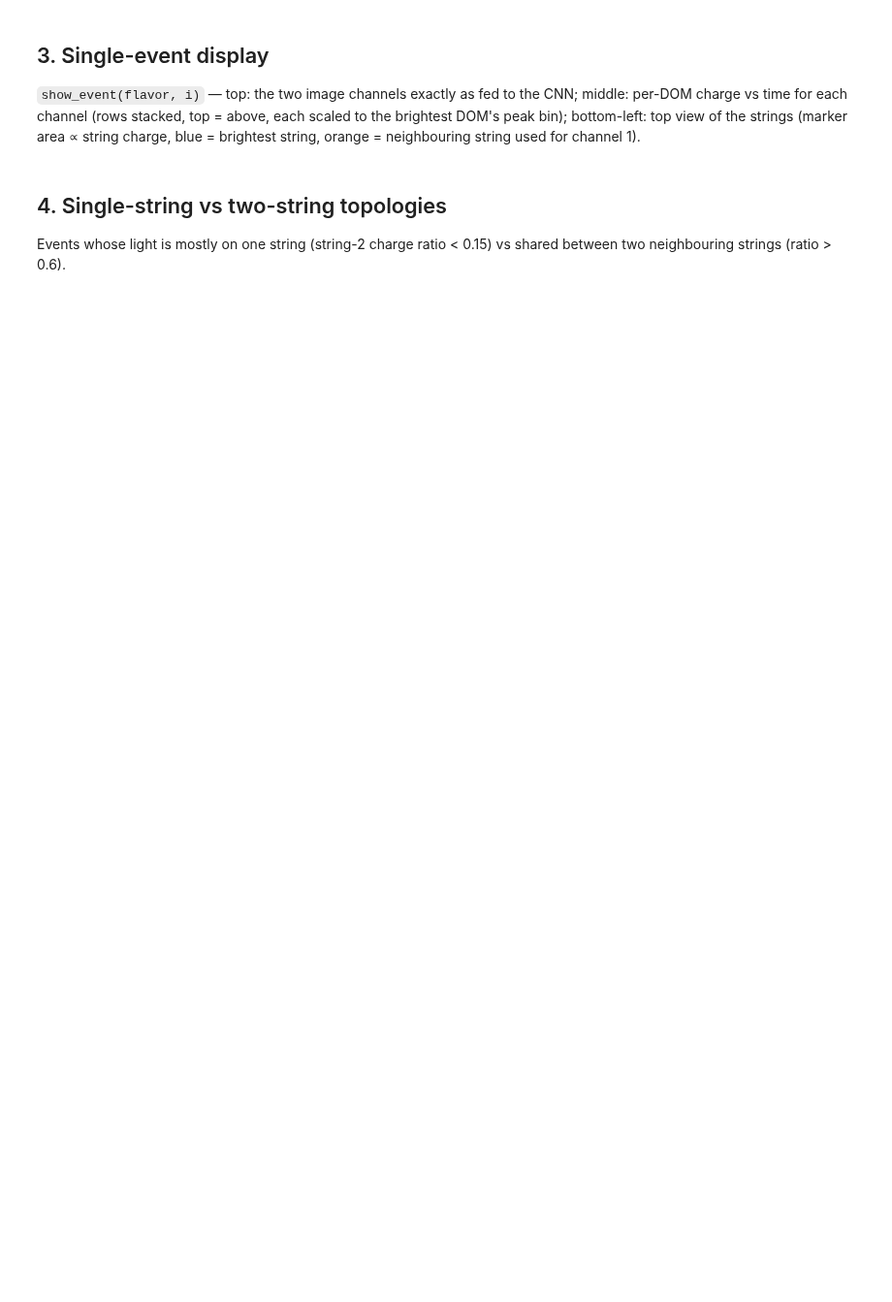
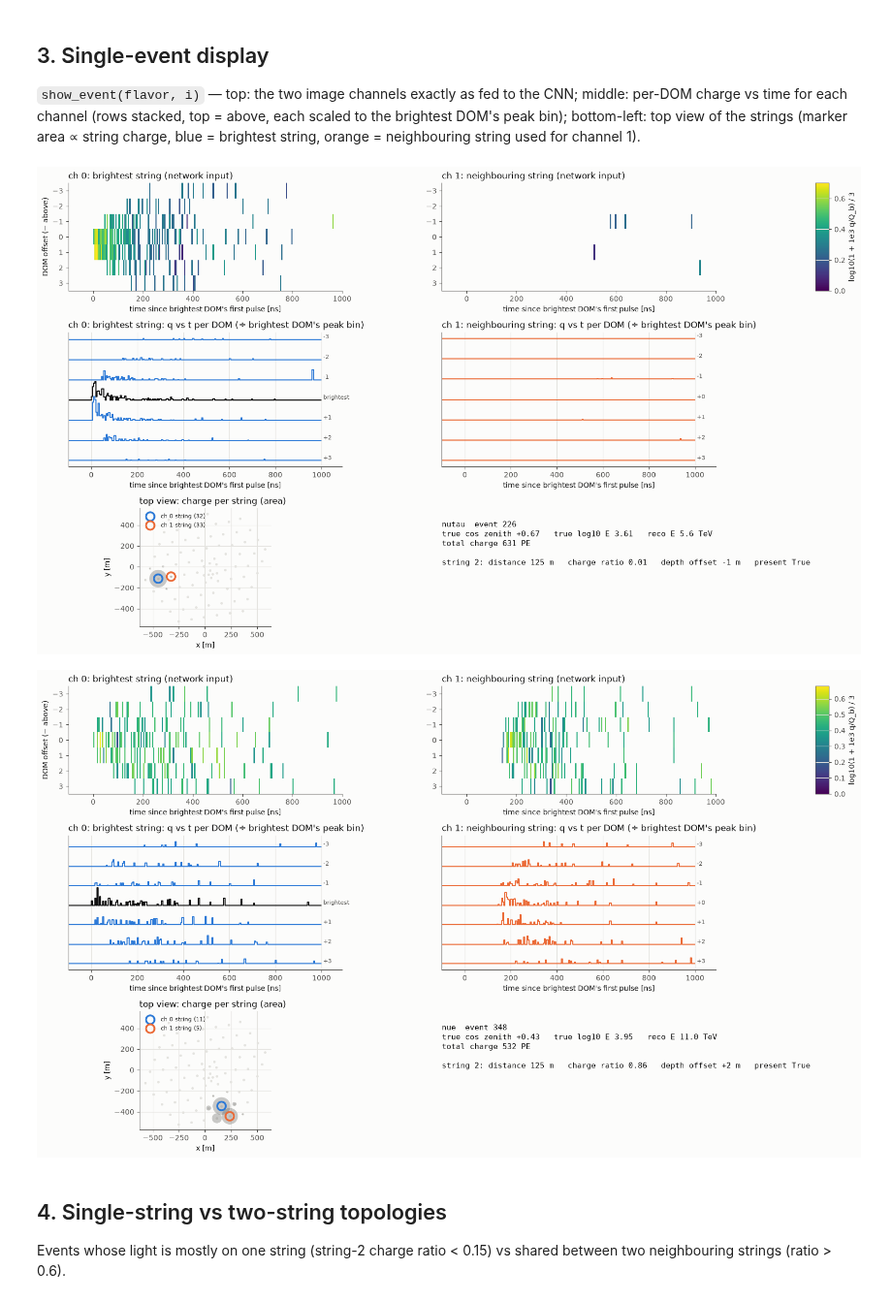
Before and after one commit to rishibbdb/Tau-Neutrino-Classification, a Jupyter notebook: notebooks/brightest-string-image.ipynb, the cells around one changed output. Shown at 97% size. Drawn from its saved outputs; the diff is of its cells as text; code cells hidden in the pictures; blank space fills up the shorter version.

```diff
--- a/notebooks/brightest-string-image.ipynb
+++ b/notebooks/brightest-string-image.ipynb
@@ -137,7 +141,7 @@ def show_event(flavor, i):
 
     for ch in range(2):
         ax = fig.add_subplot(gs[0, ch])
-        im = ax.imshow(np.ma.masked_less_equal(img[ch], 0), aspect="auto", extent=EXTENT, cmap=SEQ,
+        im = ax.imshow(np.ma.masked_less_equal(img[ch], 0), aspect="auto", extent=EXTENT, cmap='viridis',
                        vmin=0, vmax=max(img.max(), 1e-6), interpolation="nearest")
         ax.set_yticks(OFFSETS); ax.grid(False)
         ax.set_title(f"{CH_NAME[ch]} (network input)", loc="left")
@@ -159,33 +163,36 @@ def show_event(flavor, i):
         ax.set_xlabel("time since brightest DOM's first pulse [ns]")
 
     ax = fig.add_subplot(gs[2, 0])
     ax.scatter(STRING_XY["dom_x"], STRING_XY["dom_y"], s=6, color=GRID, zorder=1)
     q_str = ev["q_string"]
     xy = STRING_XY.loc[q_str.index]
     ax.scatter(xy["dom_x"], xy["dom_y"], s=600 * q_str / q_str.max(), color=INK_2, alpha=0.3, zorder=2, linewidths=0)
     info = ev["info"]
     for key, color, name in [("string1", COL["nutau"], "ch 0 string"), ("string2", COL["nue"], "ch 1 string")]:
         if info[key] is not None:
             sx, sy = STRING_XY.loc[info[key]]
             ax.scatter([sx], [sy], s=140, facecolors="none", edgecolors=color, linewidths=2.5, zorder=3,
                        label=f"{name} ({info[key]})")
     ax.legend(loc="upper left", fontsize=8)
     ax.set_aspect("equal"); ax.set_xlabel("x [m]"); ax.set_ylabel("y [m]")
     ax.set_title("top view: charge per string (area)", loc="left")
 
     ax = fig.add_subplot(gs[2, 1]); ax.axis("off")
     txt = (f"{flavor}  event {ev['event_no']}\n"
            f"true cos zenith {ev['coszen']:+.2f}   true log10 E {ev['log_e']:.2f}   reco E {ev['reco_e_tev']:.1f} TeV\n"
            f"total charge {ev['q_total']:.0f} PE\n\n"
            f"string 2: distance {sc[0] * 125:.0f} m   charge ratio {sc[1]:.2f}   "
            f"depth offset {sc[2] * 17:+.0f} m   present {bool(sc[3])}")
     ax.text(0, 0.9, txt, va="top", fontsize=11, family="monospace")
     fig.tight_layout()
     plt.show()
 
 
 show_event("nutau", 0)
 show_event("nue", 0)
+# %% [output]
+[figure, added]
+[figure, added]
 # %% [markdown]
 ## 4. Single-string vs two-string topologies
 Events whose light is mostly on one string (string-2 charge ratio < 0.15) vs shared between two neighbouring strings (ratio > 0.6).
```
Also changed, not shown: parts of 4 cells of this notebook, 59 other files.
